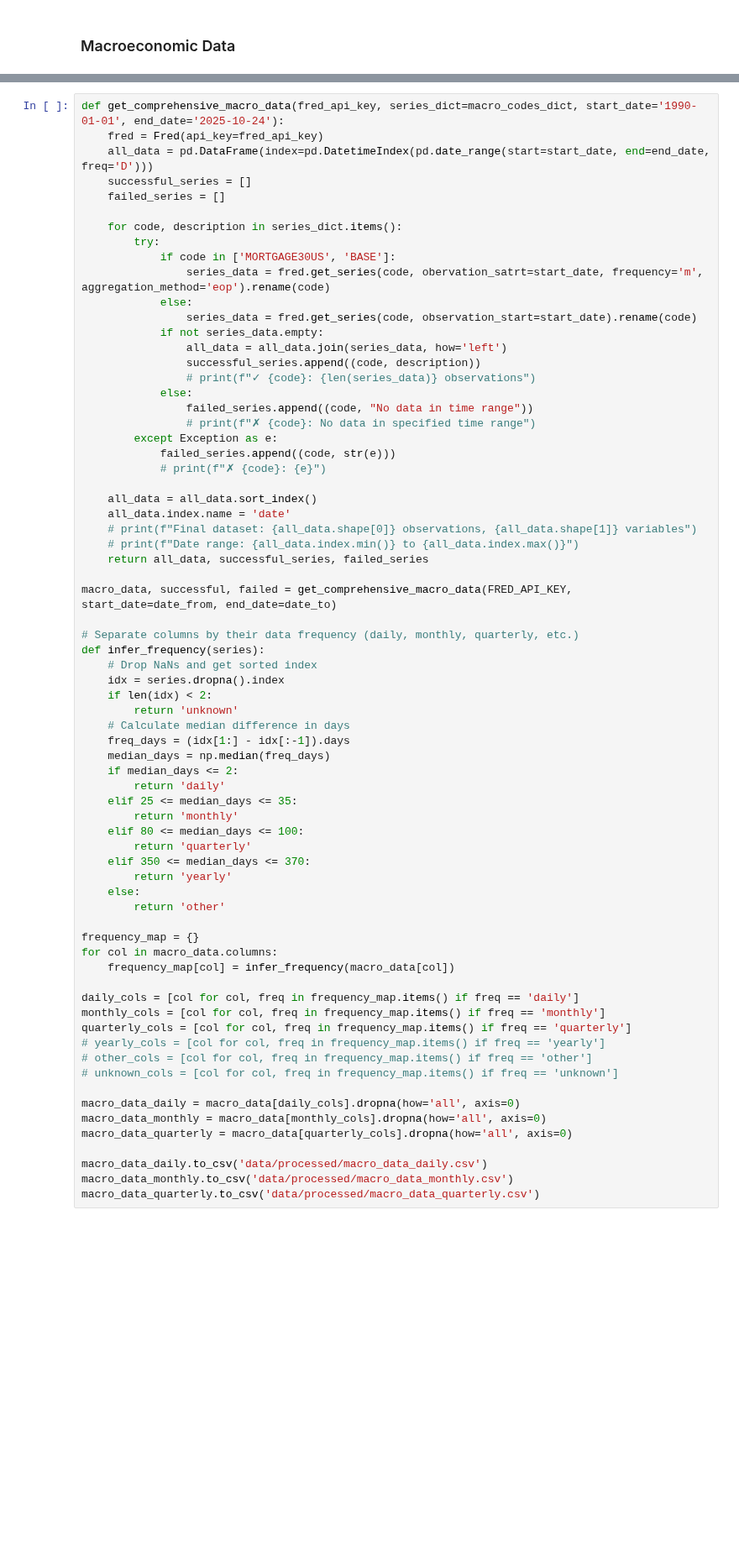
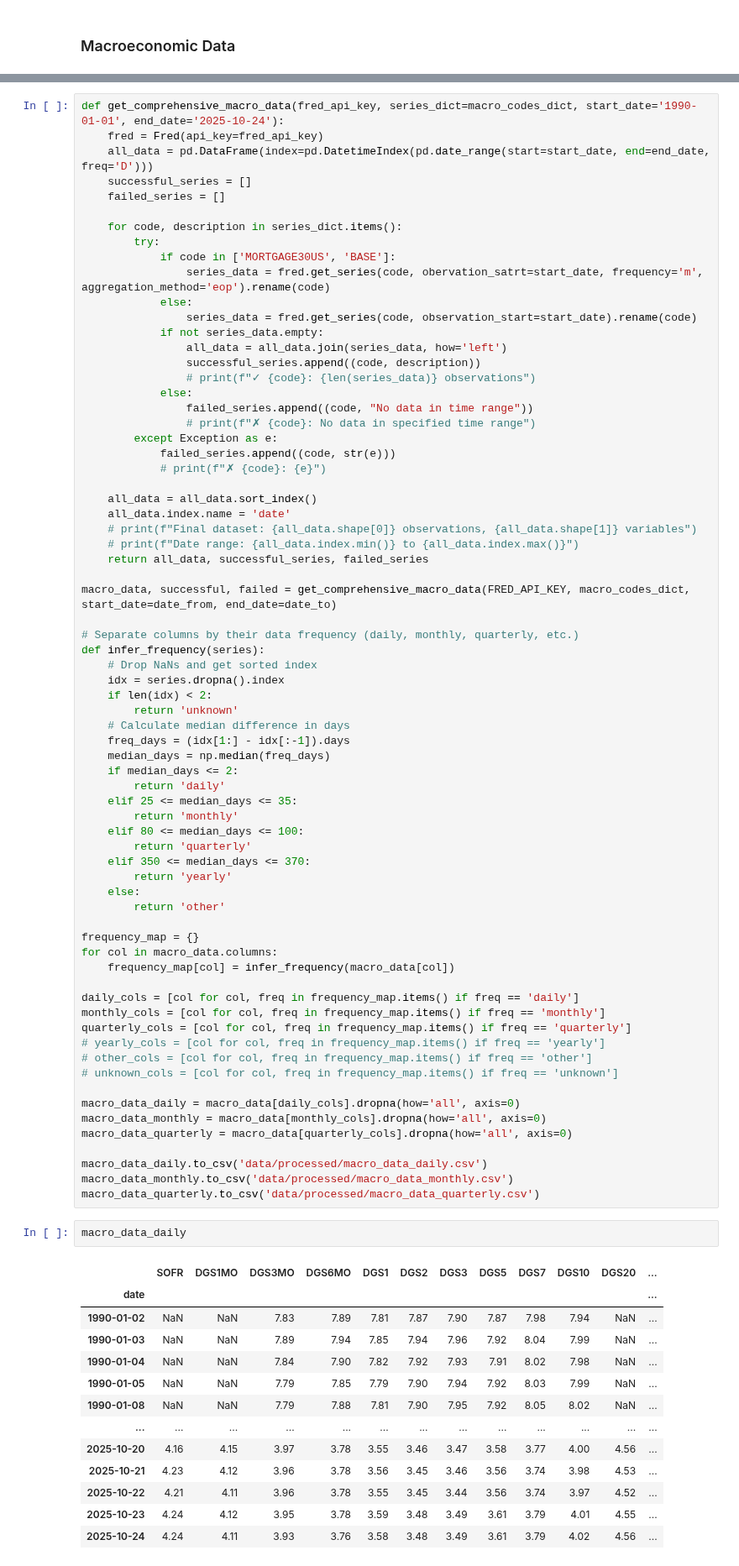
Before and after one commit to jessego20/FE800_project_code, a Jupyter notebook: data_collection.ipynb, the cells around one changed output, grey strips where cells are left out. Shown at 84% size. Cells and saved outputs as stored; diff of their text form; blank space fills up the shorter version.

Commit message:
started kmrf

```diff
--- a/data_collection.ipynb
+++ b/data_collection.ipynb
@@ -303,7 +303,7 @@ def get_comprehensive_macro_data(fred_api_key, series_dict=macro_codes_dict, sta
     # print(f"Date range: {all_data.index.min()} to {all_data.index.max()}")
     return all_data, successful_series, failed_series
 
-macro_data, successful, failed = get_comprehensive_macro_data(FRED_API_KEY, start_date=date_from, end_date=date_to)
+macro_data, successful, failed = get_comprehensive_macro_data(FRED_API_KEY, macro_codes_dict, start_date=date_from, end_date=date_to)
 
 # Separate columns by their data frequency (daily, monthly, quarterly, etc.)
 def infer_frequency(series):
@@ -343,3 +343,19 @@ macro_data_quarterly = macro_data[quarterly_cols].dropna(how='all', axis=0)
 macro_data_daily.to_csv('data/processed/macro_data_daily.csv')
 macro_data_monthly.to_csv('data/processed/macro_data_monthly.csv')
 macro_data_quarterly.to_csv('data/processed/macro_data_quarterly.csv')
+# %%
+macro_data_daily
+# %% [output]
+|  | SOFR | DGS1MO | DGS3MO | DGS6MO | DGS1 | DGS2 | DGS3 | DGS5 | DGS7 | DGS10 | DGS20 | ... |
+| date |  |  |  |  |  |  |  |  |  |  |  | ... |
+| 1990-01-02 | NaN | NaN | 7.83 | 7.89 | 7.81 | 7.87 | 7.90 | 7.87 | 7.98 | 7.94 | NaN | ... |
+| 1990-01-03 | NaN | NaN | 7.89 | 7.94 | 7.85 | 7.94 | 7.96 | 7.92 | 8.04 | 7.99 | NaN | ... |
+| 1990-01-04 | NaN | NaN | 7.84 | 7.90 | 7.82 | 7.92 | 7.93 | 7.91 | 8.02 | 7.98 | NaN | ... |
+| 1990-01-05 | NaN | NaN | 7.79 | 7.85 | 7.79 | 7.90 | 7.94 | 7.92 | 8.03 | 7.99 | NaN | ... |
+| 1990-01-08 | NaN | NaN | 7.79 | 7.88 | 7.81 | 7.90 | 7.95 | 7.92 | 8.05 | 8.02 | NaN | ... |
+| ... | ... | ... | ... | ... | ... | ... | ... | ... | ... | ... | ... | ... |
+| 2025-10-20 | 4.16 | 4.15 | 3.97 | 3.78 | 3.55 | 3.46 | 3.47 | 3.58 | 3.77 | 4.00 | 4.56 | ... |
+| 2025-10-21 | 4.23 | 4.12 | 3.96 | 3.78 | 3.56 | 3.45 | 3.46 | 3.56 | 3.74 | 3.98 | 4.53 | ... |
+| 2025-10-22 | 4.21 | 4.11 | 3.96 | 3.78 | 3.55 | 3.45 | 3.44 | 3.56 | 3.74 | 3.97 | 4.52 | ... |
+| 2025-10-23 | 4.24 | 4.12 | 3.95 | 3.78 | 3.59 | 3.48 | 3.49 | 3.61 | 3.79 | 4.01 | 4.55 | ... |
+| 2025-10-24 | 4.24 | 4.11 | 3.93 | 3.76 | 3.58 | 3.48 | 3.49 | 3.61 | 3.79 | 4.02 | 4.56 | ... |
```
Also changed, not shown: parts of 4 cells of this notebook, 11 other files.
